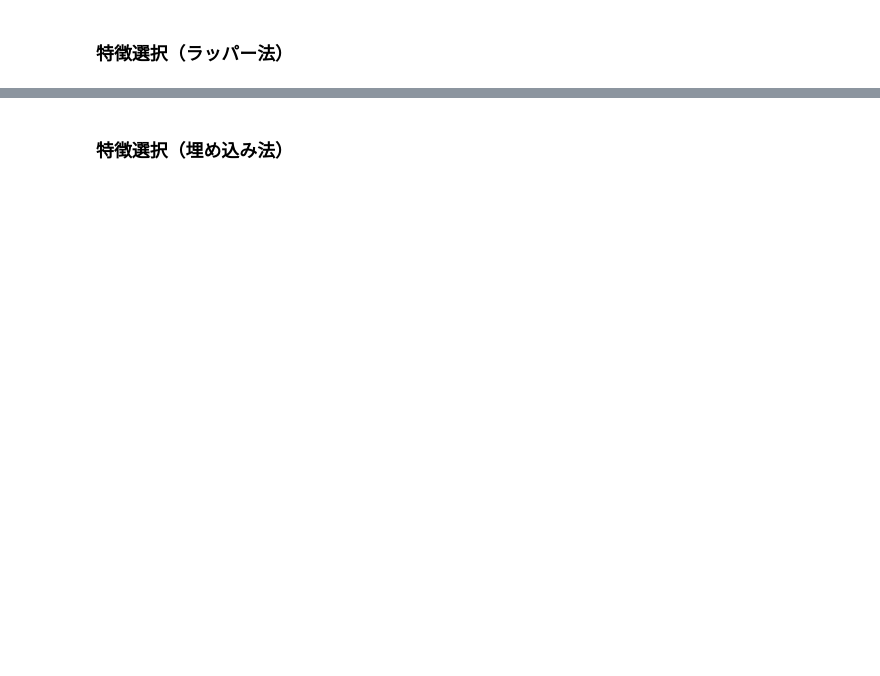
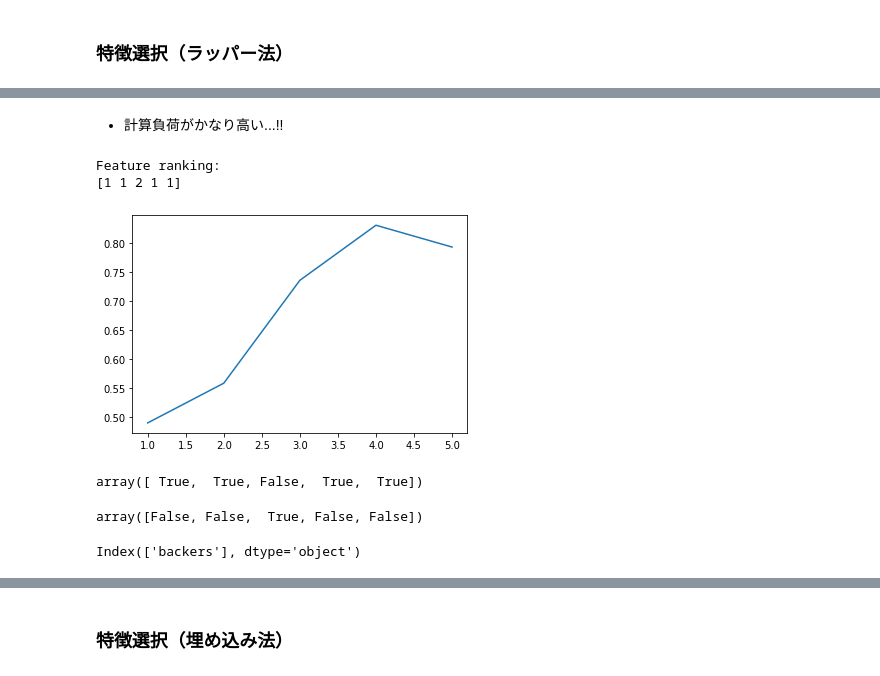
Before and after one commit to jo-315/SUAI_publish, a Jupyter notebook: SUAI_Classification/main.ipynb, the cells around one changed output, grey strips where cells are left out. Cells and saved outputs as stored; diff of their text form; code cells hidden in the pictures; blank space fills up the shorter version.

```diff
--- a/SUAI_Classification/main.ipynb
+++ b/SUAI_Classification/main.ipynb
@@ -577,2 +636,22 @@ F1値（F1-score） = 78.057%
 # %% [markdown]
 ### 白色化
+# %%
+stdsc = StandardScaler()
+stdsc.fit(X01_decorr)
+
+# 無相関化したデータに対して、さらに標準化
+data1_whitening  = stdsc.transform(X01_decorr)
+
+clf = SGDClassifier(
+    loss = "log",
+    penalty = "elasticnet",
+    l1_ratio = 0.5,
+    max_iter = 10000,
+    fit_intercept=True,
+    random_state=1234,
+    tol=1e-3
+)
+
+clf.fit(data1_whitening, y)
+y_pred = clf.predict(data1_whitening)
+evaluation(y, y_pred)
@@ -583,2 +722,19 @@ F1値（F1-score） = 78.057%
 # %% [markdown]
 ### 特徴選択（ラッパー法）
+# %%
+from sklearn.feature_selection import RFECV
+
+estimator = SGDClassifier(
+    loss = "log",
+    penalty = "elasticnet",
+    l1_ratio = 0.5,
+    max_iter = 10000,
+    fit_intercept=True,
+    random_state=1234,
+    tol=1e-3
+)
+
+# 分類なのでaccuracyを採用
+rfecv = RFECV(estimator, cv=10, scoring='accuracy')
+
+rfecv.fit(X_01, y)
@@ -584,0 +754,35 @@ F1値（F1-score） = 78.057%
+# %% [markdown]
+- 計算負荷がかなり高い...!!
+# %%
+# 特徴のランキングを表示（1が最も重要な特徴）
+print('Feature ranking: \n{}'.format(rfecv.ranking_))
+# %% [output]
+Feature ranking:
+[1 1 2 1 1]
+# %%
+# 特徴数とスコアの変化をプロット
+plt.plot(range(1, len(rfecv.grid_scores_) + 1), rfecv.grid_scores_)
+plt.show()
+# %% [output]
+[figure, added]
+# %%
+# rfecv.support_でランキング1位以外はFalseとするindexを取得できる
+# Trueになっている特徴を使用すれば汎化誤差は最小となる
+rfecv.support_
+
+# 上の図で4付近で最大になっているのと一致することを確認
+# %% [output]
+array([ True,  True, False,  True,  True])
+# %%
+# bool型の配列に ~ をつけるとTrueとFalseを反転させることができる
+# ここでTrueになっている特徴が削除してもよい特徴
+remove_idx = ~rfecv.support_
+remove_idx
+# %% [output]
+array([False, False,  True, False, False])
+# %%
+# 削除してもよい特徴の名前を取得する
+remove_feature = pd.DataFrame (X_01, columns=["goal", "pledged", "backers", "usd_pledged_real", "usd_goal_real"]).columns[remove_idx]
+remove_feature
+# %% [output]
+Index(['backers'], dtype='object')
```
Also changed, not shown: parts of 21 cells of this notebook.
